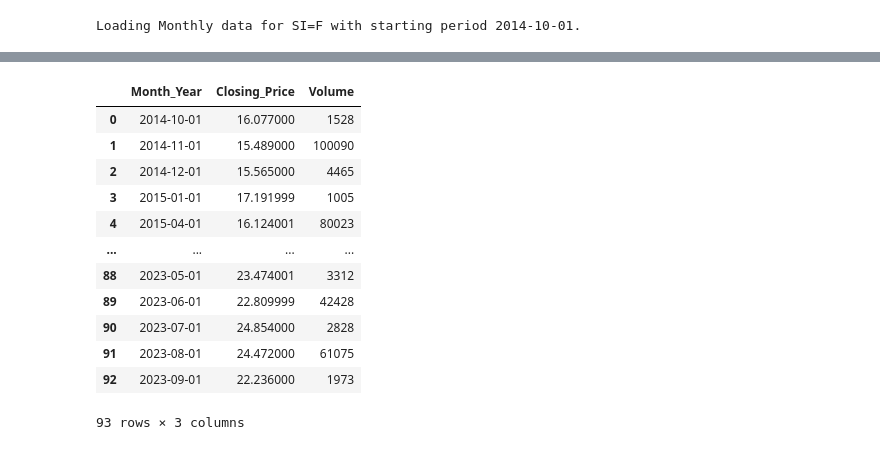
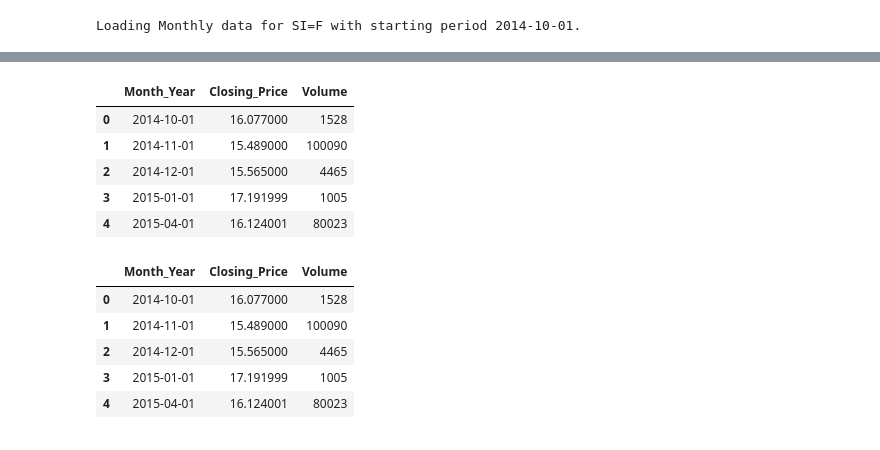
Before and after one commit to Hensonkk/Is-Crypto-The-Future, a Jupyter notebook: BTC_GOLD_SILVER DATA.ipynb, the cells around one changed output, grey strips where cells are left out. Saved outputs shown, nothing was run; the diff lists cells and outputs as text; code cells hidden in the pictures.

```diff
--- a/BTC_GOLD_SILVER DATA.ipynb
+++ b/BTC_GOLD_SILVER DATA.ipynb
@@ -108,20 +87,22 @@ silver_monthly2.reset_index(inplace = True)
 # %%
 silver_new = silver_monthly2.rename(columns={'date': 'Month_Year', 'Close': 'Closing_Price'})
 # %%
-silver_new
+silver_new.head()
 # %% [output]
 |  | Month_Year | Closing_Price | Volume |
 | 0 | 2014-10-01 | 16.077000 | 1528 |
 | 1 | 2014-11-01 | 15.489000 | 100090 |
 | 2 | 2014-12-01 | 15.565000 | 4465 |
 | 3 | 2015-01-01 | 17.191999 | 1005 |
 | 4 | 2015-04-01 | 16.124001 | 80023 |
-| ... | ... | ... | ... |
-| 88 | 2023-05-01 | 23.474001 | 3312 |
-| 89 | 2023-06-01 | 22.809999 | 42428 |
-| 90 | 2023-07-01 | 24.854000 | 2828 |
-| 91 | 2023-08-01 | 24.472000 | 61075 |
-| 92 | 2023-09-01 | 22.236000 | 1973 |
-93 rows × 3 columns
 # %%
 silver_new.to_csv("currency_csvs/silver.csv")
+# %%
+silver_new.head()
+# %% [output]
+|  | Month_Year | Closing_Price | Volume |
+| 0 | 2014-10-01 | 16.077000 | 1528 |
+| 1 | 2014-11-01 | 15.489000 | 100090 |
+| 2 | 2014-12-01 | 15.565000 | 4465 |
+| 3 | 2015-01-01 | 17.191999 | 1005 |
+| 4 | 2015-04-01 | 16.124001 | 80023 |
```
Also changed, not shown: parts of 16 cells of this notebook, 7 other files.
